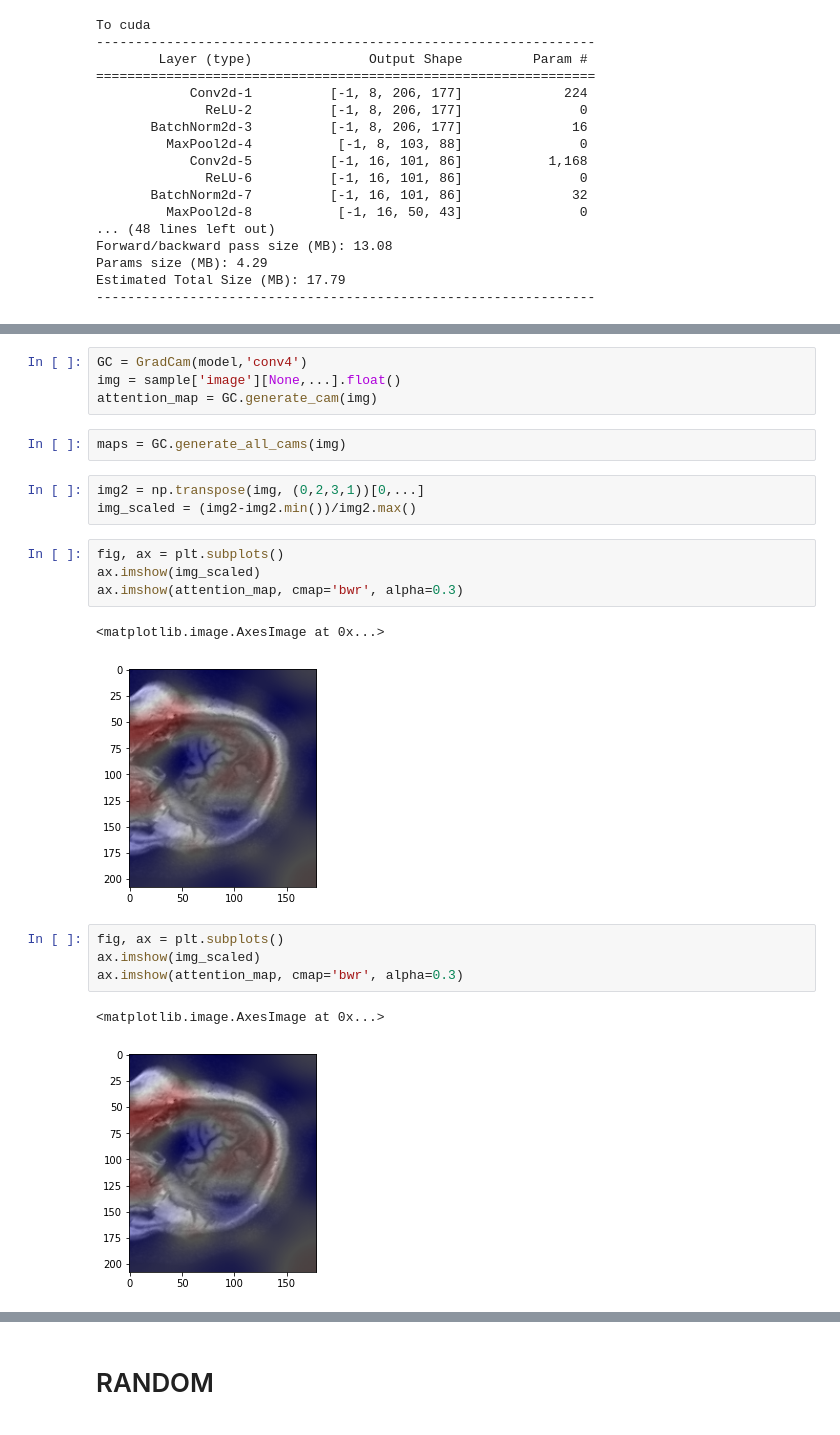
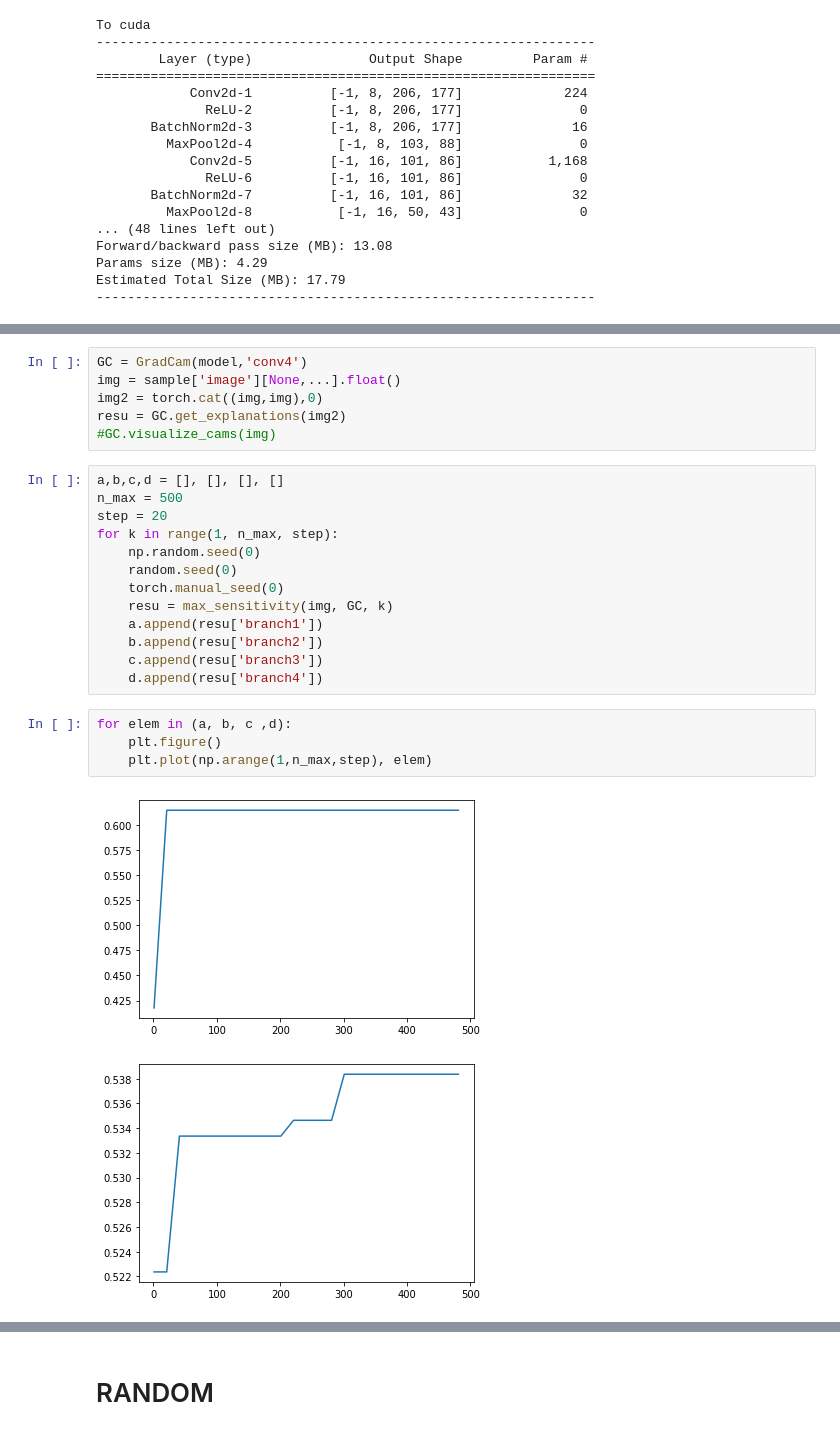
Before and after one commit to cosasha97/interpretability-dl-ndd, a Jupyter notebook: experiments.ipynb, the cells around one changed output, grey strips where cells are left out. Saved outputs shown, nothing was run; the diff lists cells and outputs as text.

```diff
--- a/experiments.ipynb
+++ b/experiments.ipynb
@@ -767,23 +498,26 @@ model.load_state_dict(saved_data['model_state_dict'])
 # %%
 GC = GradCam(model,'conv4')
 img = sample['image'][None,...].float()
-attention_map = GC.generate_cam(img)
+img2 = torch.cat((img,img),0)
+resu = GC.get_explanations(img2)
+#GC.visualize_cams(img)
-# %%
-maps = GC.generate_all_cams(img)
-# %%
-img2 = np.transpose(img, (0,2,3,1))[0,...]
-img_scaled = (img2-img2.min())/img2.max()
-# %%
-fig, ax = plt.subplots()
-ax.imshow(img_scaled)
-ax.imshow(attention_map, cmap='bwr', alpha=0.3)
-# %% [output]
-<matplotlib.image.AxesImage at 0x...>
-[figure, removed]
-# %%
-fig, ax = plt.subplots()
-ax.imshow(img_scaled)
-ax.imshow(attention_map, cmap='bwr', alpha=0.3)
-# %% [output]
-<matplotlib.image.AxesImage at 0x...>
-[figure, removed]
+# %%
+a,b,c,d = [], [], [], []
+n_max = 500
+step = 20
+for k in range(1, n_max, step):
+    np.random.seed(0)
+    random.seed(0)
+    torch.manual_seed(0)
+    resu = max_sensitivity(img, GC, k)
+    a.append(resu['branch1'])
+    b.append(resu['branch2'])
+    c.append(resu['branch3'])
+    d.append(resu['branch4'])
+# %%
+for elem in (a, b, c ,d):
+    plt.figure()
+    plt.plot(np.arange(1,n_max,step), elem)
+# %% [output]
+[figure, added]
+[figure, added]
```
Also changed, not shown: parts of 31 cells of this notebook.
